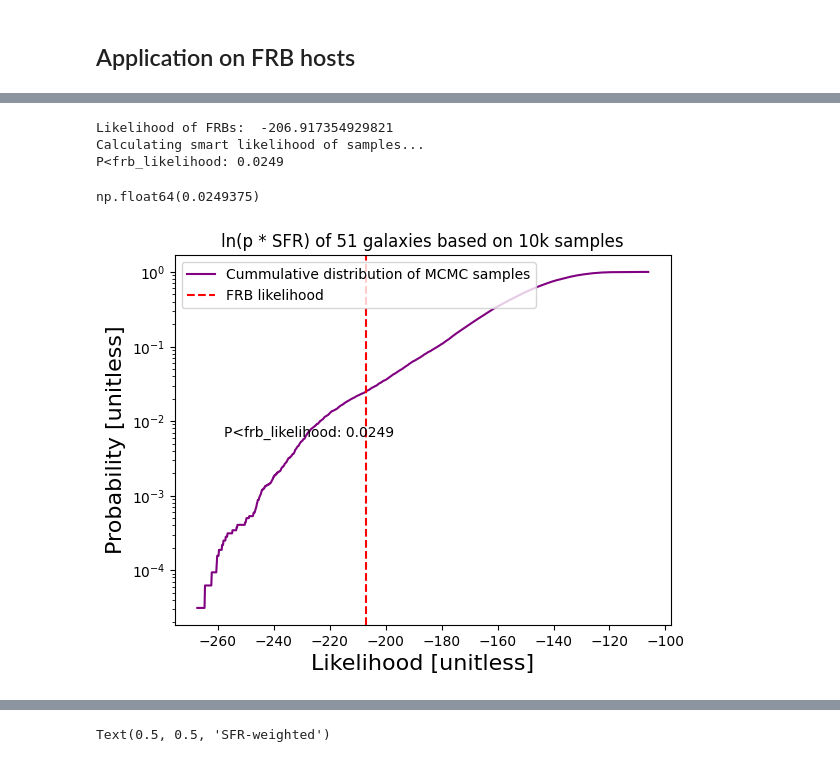
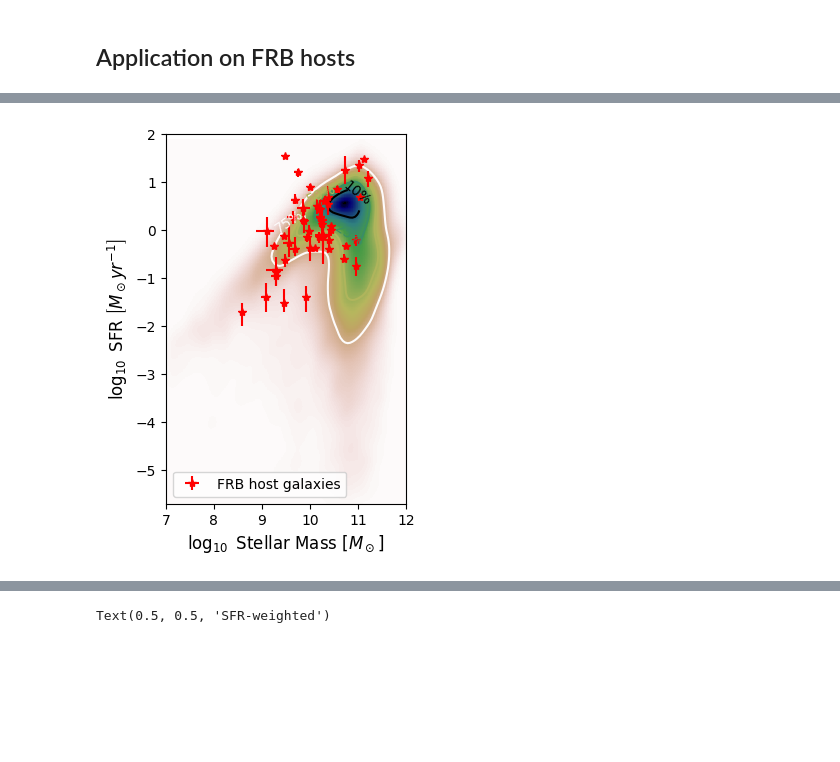
Before and after one commit to hoasaf3/host-galaxies-stats, a Jupyter notebook: frb_hosts_stats.ipynb, the cells around one changed output, grey strips where cells are left out. Saved outputs shown, nothing was run; the diff lists cells and outputs as text; code cells hidden in the pictures; blank space fills up the shorter version.

```diff
--- a/frb_hosts_stats.ipynb
+++ b/frb_hosts_stats.ipynb
@@ -361,12 +348,0 @@ TypeError: 'float' object is not subscriptable
-# %%
-""" Plot SFR smart likelihood """
-a, b = 0, 1
-z_to_logpdf = logpdfs.create_z_to_logpdf(a, b, frb_hosts, prob_density)
-samples = mc.get_weighted_samples(z_to_logpdf, frb_hosts)
-mc.calc_pnom_of_samples(samples, z_to_logpdf,frb_hosts, WEIGHT_NAME['sfr'])
-# %% [output]
-Likelihood of FRBs:  -206.917354929821
-Calculating smart likelihood of samples...
-P<frb_likelihood: 0.0249
-np.float64(0.0249375)
-[figure, removed]
@@ -400,0 +349,68 @@ logb = 0   # -3 to 1
+# %%
+''' Figure 1 '''
+from scipy.stats import gaussian_kde
+from scipy.interpolate import interp1d
+
+logpdf = logpdfs.get_weighted_logpdf(logpdfs.get_logpdf(0.3, prob_density), 1, 0)  # mass weighted
+#logpdf = logpdfs.get_weighted_logpdf(logpdfs.get_logpdf(0.3, prob_density), 0, 1)  # sfr weighted
+#logpdf = logpdfs.get_weighted_logpdf(logpdfs.get_logpdf(0.3, prob_density), 1, 10**10.2)  # a/b peak
+#logpdf = get_gc_weighted_logpdf(logpdfs.get_logpdf(0.3, prob_density))  # gc weighted
+
+samples =mc.get_samples(logpdf)
+
+# copied from mc.plot_from_samples with further plotting modifications
+m1 = samples[:,0]  # masses
+m2 = samples[:,1]  # SFRs
+
+xmin = m1.min()
+xmax = m1.max()
+ymin = m2.min()
+ymax = m2.max()
+
+values = np.vstack([m1, m2])
+kernel = gaussian_kde(values)
+
+X, Y = np.mgrid[xmin:xmax:100j, ymin:ymax:100j]
+coordinates = np.vstack([X.ravel(), Y.ravel()])
+
+Z = np.reshape(kernel(coordinates), X.shape)
+
+steps = 1000
+Z = Z/Z.sum()
+p = np.linspace(0, Z.max(), steps)
+integral_gt_p = ((Z >= p[:,None,None])*Z).sum(axis=(1,2))
+f = interp1d(integral_gt_p, p)
+p_countours = f(np.array([0.75, 0.5, 0.25, 0.1]))
+
+# Plot
+fig, ax = plt.subplots()
+ax.imshow(np.rot90(Z), cmap=plt.cm.gist_earth_r,
+          extent=[xmin, xmax, ymin, ymax])
+cont = ax.contour(Z.T, p_countours, cmap=plt.cm.gist_earth_r,
+                  extent=[xmin, xmax, ymin, ymax])
+fmt = {}
+strs = ['75%,', '50%', '25%', '10%']
+for l, s in zip(p_countours, strs):
+    fmt[l] = s
+
+ax.clabel(cont, fmt=fmt)
+xerr = frb_hosts['Mstar_lowerr'], frb_hosts['Mstar_uperr']  # already in log10
+sfr_uperr = [np.log10(frb_hosts['SFR'][i] + frb_hosts['SFR_uperr'][i]) - np.log10(frb_hosts['SFR'][i])
+             for i in frb_hosts.index]
+sfr_lowerr = [np.log10(frb_hosts['SFR'][i]) - np.log10(frb_hosts['SFR'][i] - frb_hosts['SFR_lowerr'][i])
+              for i in frb_hosts.index]
+
+#sfr_lowerr = [x if np.isfinite(x) else 0 for x in sfr_lowerr]
+yerr = sfr_lowerr, sfr_uperr
+
+ax.errorbar(np.log10(frb_hosts['Mstar']), np.log10(frb_hosts['SFR']), yerr, xerr, '*r',
+           ecolor='red', label='FRB host galaxies')
+# ax.plot(np.log10(frb['Mstar'][34]), np.log10(frb['SFR'][34]), 'X', color='cyan', markersize=10)
+ax.set_xlim([mmin, mmax])
+ax.set_ylim([sfrmin,sfrmax])
+ax.set_xlabel(r"$\log_{10}$" + " Stellar Mass " + r"$\left[M_\odot\right]$", fontsize=12)
+ax.set_ylabel(r"$\log_{10}$" + " SFR " + r"$\left[M_\odot yr^{-1}\right]$", fontsize=12)
+ax.legend()
+plt.savefig('Figures/mass_weighted_dist.pdf', bbox_inches='tight', transparent=True)
+# %% [output]
+[figure, added]
```
Also changed, not shown: parts of 23 cells of this notebook, 4 other files.
